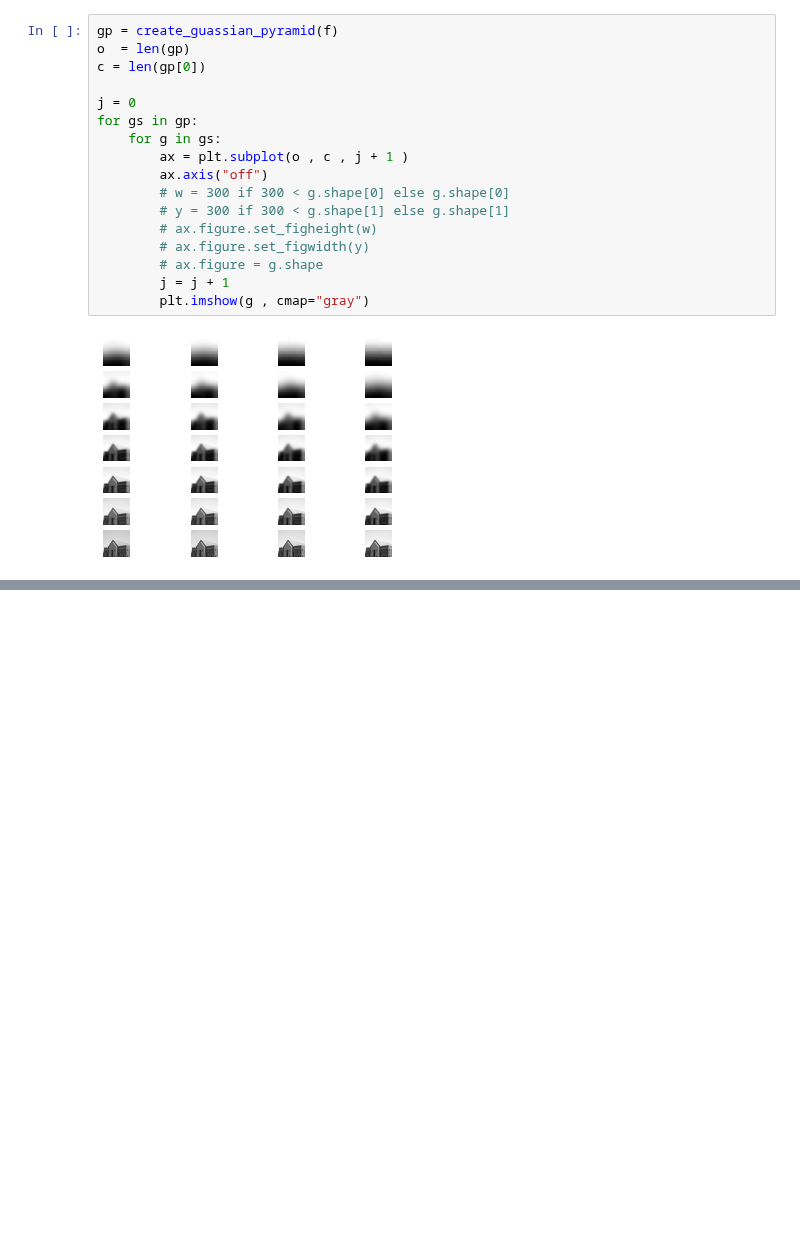
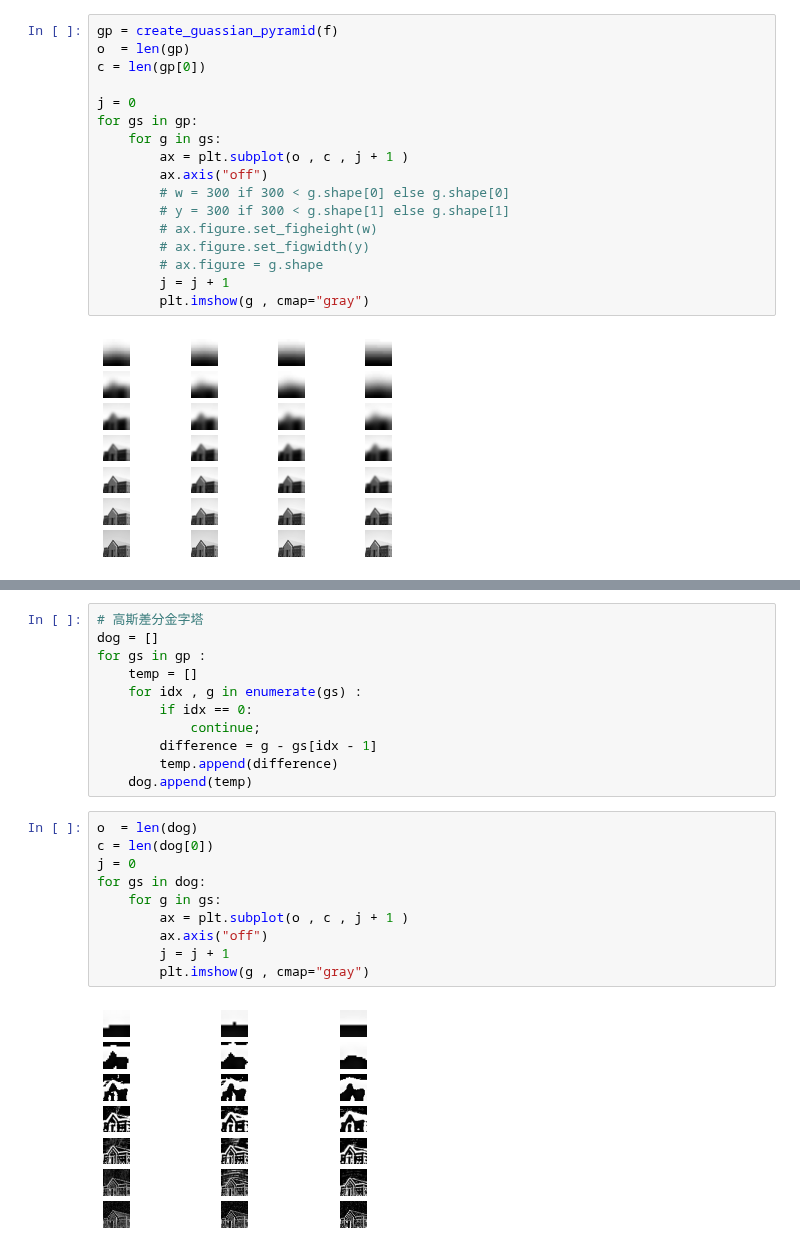
Before and after one commit to swzhxx/DIP, a Jupyter notebook: feature extraction/sift.ipynb, the cells around one changed output, grey strips where cells are left out. Cells and saved outputs as stored; diff of their text form; blank space fills up the shorter version.

Commit message:
feat(sift 高斯差分金字塔): sift 高斯差分金字塔

```diff
--- a/feature extraction/sift.ipynb
+++ b/feature extraction/sift.ipynb
@@ -65,0 +87,23 @@ for gs in gp:
+# %%
+# 高斯差分金字塔
+dog = []
+for gs in gp :
+    temp = []
+    for idx , g in enumerate(gs) :
+        if idx == 0:
+            continue;
+        difference = g - gs[idx - 1]
+        temp.append(difference)
+    dog.append(temp)
+# %%
+o  = len(dog)
+c = len(dog[0])
+j = 0
+for gs in dog:
+    for g in gs:
+        ax = plt.subplot(o , c , j + 1 )
+        ax.axis("off")
+        j = j + 1
+        plt.imshow(g , cmap="gray")
+# %% [output]
+[figure, added]
```
Also changed, not shown: parts of 2 cells of this notebook.
